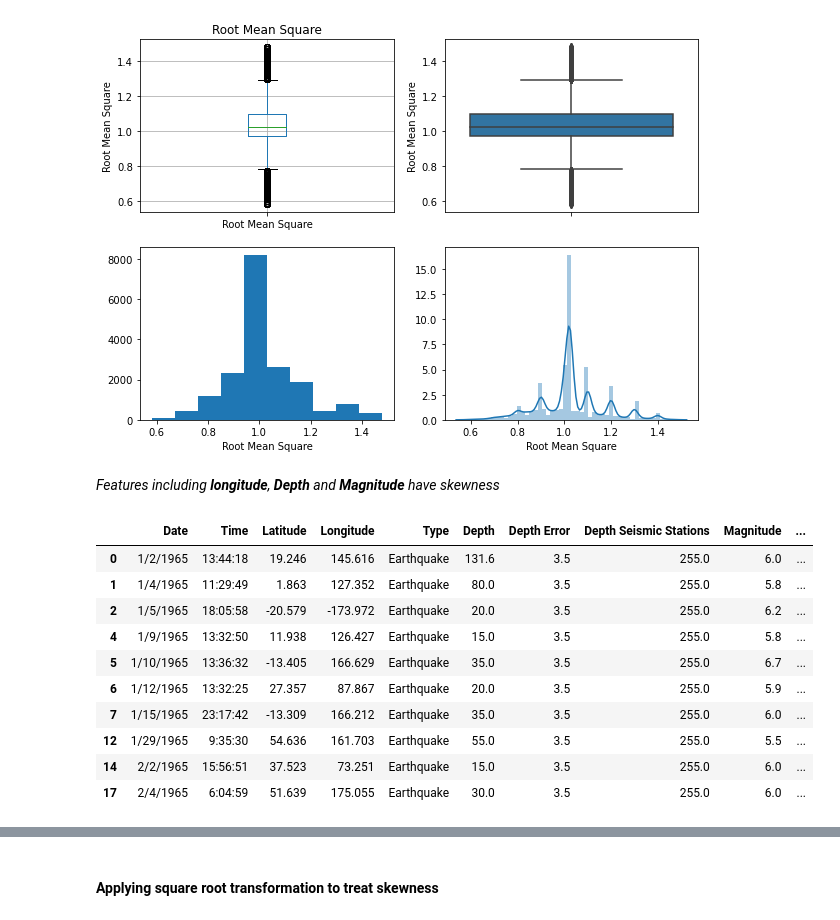
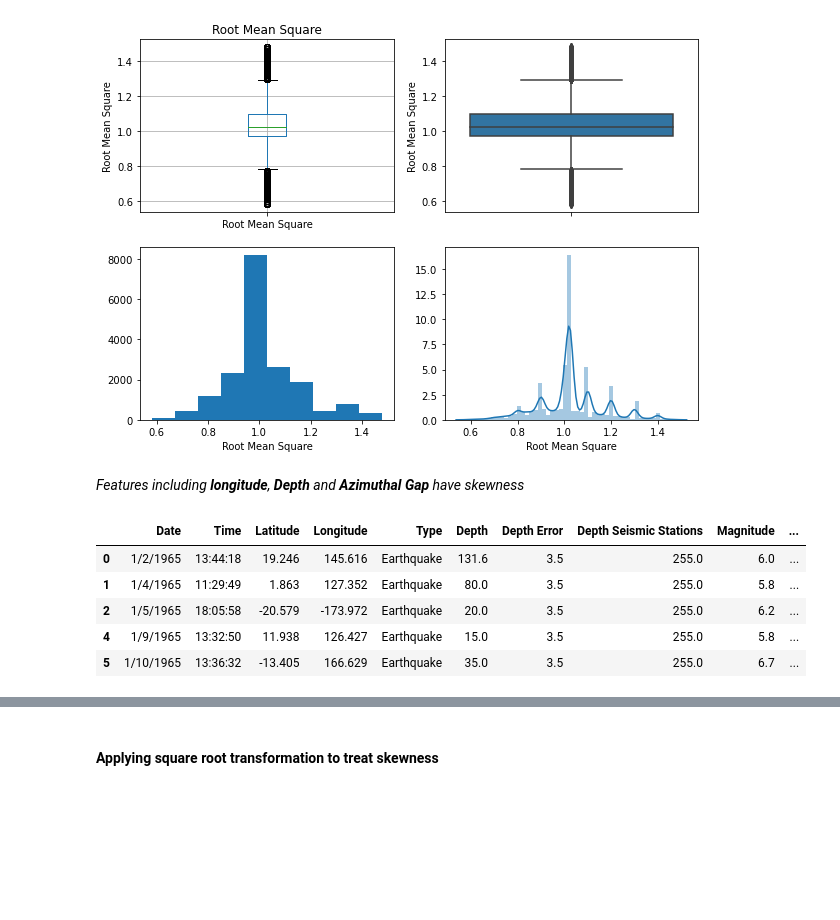
Before and after one commit to nipun1992/EarthquakeMagnitudePrediction, a Jupyter notebook: Earthquake Prediction.ipynb, the cells around one changed output, grey strips where cells are left out. Drawn from its saved outputs; the diff is of its cells as text; code cells hidden in the pictures; blank space fills up the shorter version.

```diff
--- a/Earthquake Prediction.ipynb
+++ b/Earthquake Prediction.ipynb
@@ -499,21 +483,16 @@ create_boxplots_distplots(df)
 [figure]
 [figure]
 # %% [markdown]
-*Features including **longitude**, **Depth** and **Magnitude** have skewness*
+*Features including **longitude**, **Depth** and **Azimuthal Gap** have skewness*
 # %%
-df.head(10)
+df.head()
 # %% [output]
 |  | Date | Time | Latitude | Longitude | Type | Depth | Depth Error | Depth Seismic Stations | Magnitude | ... |
 | 0 | 1/2/1965 | 13:44:18 | 19.246 | 145.616 | Earthquake | 131.6 | 3.5 | 255.0 | 6.0 | ... |
 | 1 | 1/4/1965 | 11:29:49 | 1.863 | 127.352 | Earthquake | 80.0 | 3.5 | 255.0 | 5.8 | ... |
 | 2 | 1/5/1965 | 18:05:58 | -20.579 | -173.972 | Earthquake | 20.0 | 3.5 | 255.0 | 6.2 | ... |
 | 4 | 1/9/1965 | 13:32:50 | 11.938 | 126.427 | Earthquake | 15.0 | 3.5 | 255.0 | 5.8 | ... |
 | 5 | 1/10/1965 | 13:36:32 | -13.405 | 166.629 | Earthquake | 35.0 | 3.5 | 255.0 | 6.7 | ... |
-| 6 | 1/12/1965 | 13:32:25 | 27.357 | 87.867 | Earthquake | 20.0 | 3.5 | 255.0 | 5.9 | ... |
-| 7 | 1/15/1965 | 23:17:42 | -13.309 | 166.212 | Earthquake | 35.0 | 3.5 | 255.0 | 6.0 | ... |
-| 12 | 1/29/1965 | 9:35:30 | 54.636 | 161.703 | Earthquake | 55.0 | 3.5 | 255.0 | 5.5 | ... |
-| 14 | 2/2/1965 | 15:56:51 | 37.523 | 73.251 | Earthquake | 15.0 | 3.5 | 255.0 | 6.0 | ... |
-| 17 | 2/4/1965 | 6:04:59 | 51.639 | 175.055 | Earthquake | 30.0 | 3.5 | 255.0 | 6.0 | ... |
 # %%
 df.describe()
 # %% [output]
```
Also changed, not shown: parts of 23 cells of this notebook.
